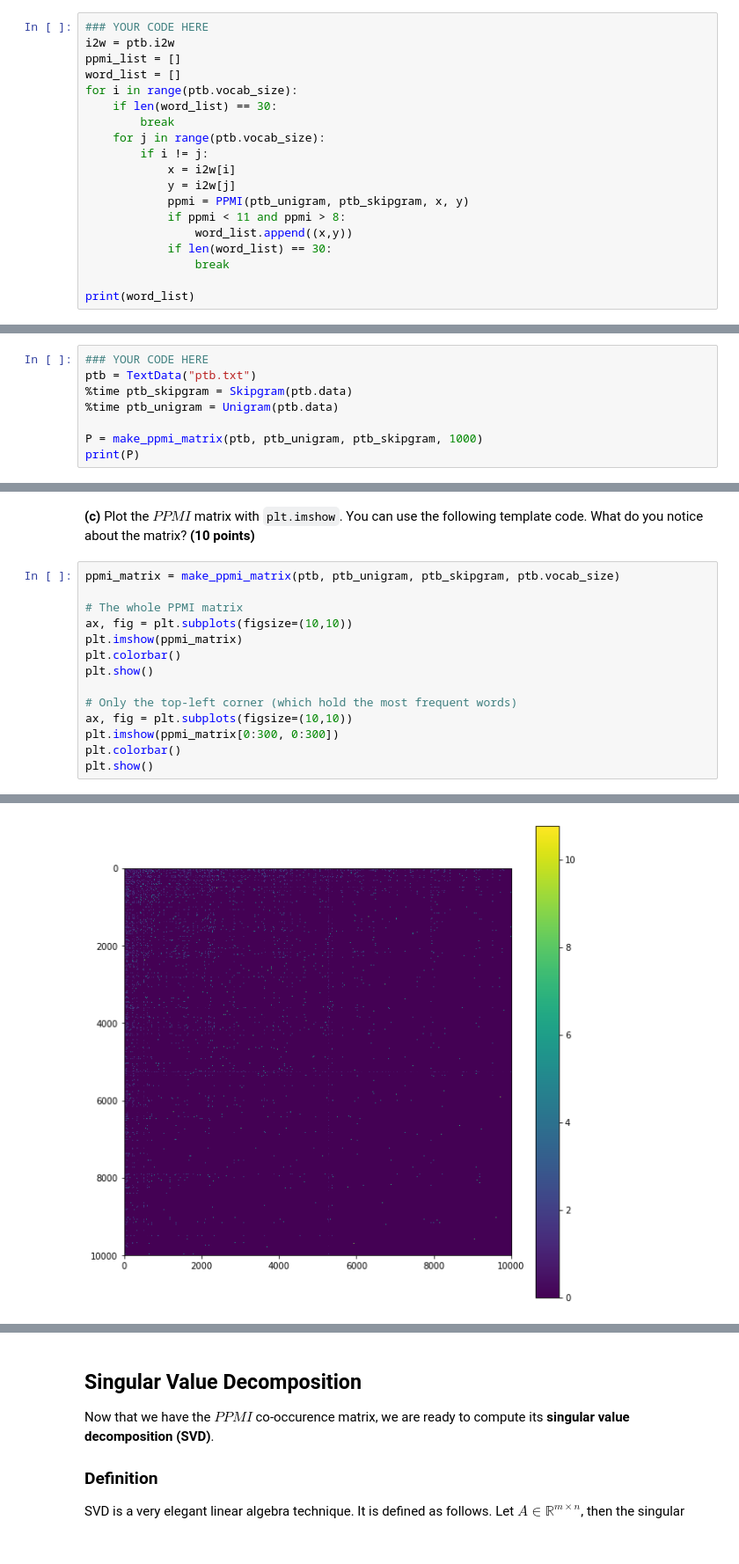
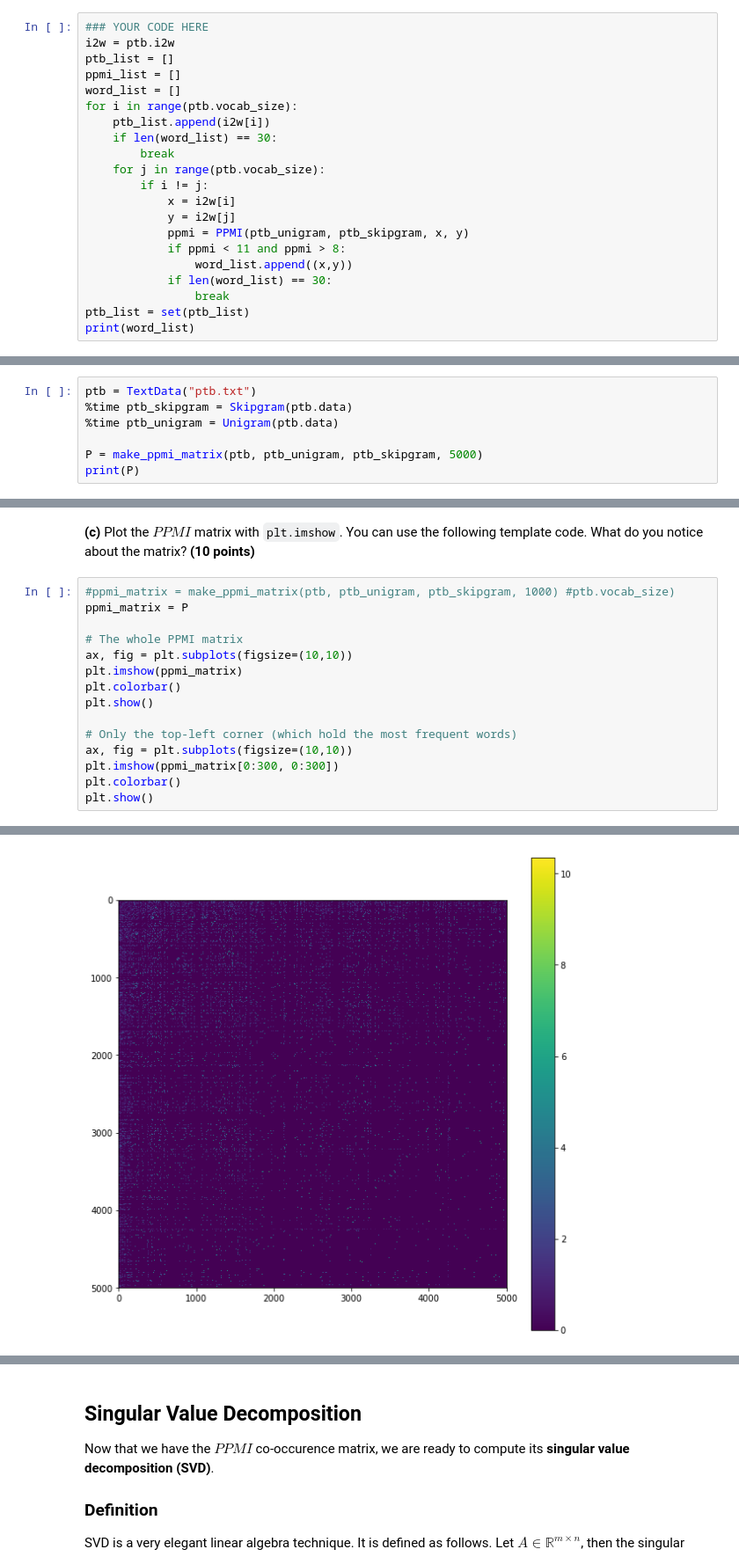
Before and after one commit to ArendvD/NLP1-2017, a Jupyter notebook: lab4/lab4.ipynb, the cells around one changed output, grey strips where cells are left out. Shown at 88% size. Drawn from its saved outputs; the diff is of its cells as text.

```diff
--- a/lab4/lab4.ipynb
+++ b/lab4/lab4.ipynb
@@ -435,9 +441,11 @@ def PPMI(unigram, skipgram, x, y):
 # %%
 ### YOUR CODE HERE
 i2w = ptb.i2w
+ptb_list = []
 ppmi_list = []
 word_list = []
 for i in range(ptb.vocab_size):
+    ptb_list.append(i2w[i])
     if len(word_list) == 30:
         break
     for j in range(ptb.vocab_size):
@@ -449,7 +457,7 @@ for i in range(ptb.vocab_size):
                 word_list.append((x,y))
             if len(word_list) == 30:
                 break
-
+ptb_list = set(ptb_list)
 print(word_list)
 # %% [output]
 [('usually', 'c.d.s'), ('minimum', 'five-cent'), ('review', 'ferc'), ('amounts', 'c.d.s'), ('complete', 'ferc'), ('owner', 'fossett'), ('apple', 'infringement'), ('mortgages', 'fixed-rate'), ('sells', ...
@@ -573,11 +581,10 @@ def make_ppmi_matrix(words, unigram, skipgram, nr_words):
 
 **[Note]** You are adviced to start with the relatively small *PTB* dataset, and a small list of words, for example only the top 1000 most frequent words. If you get this working, you can scale up to the *TedX* and *Wikipedia* datasets, and to a list of the top 5,000 or 10,000 words, or even more. (The upper limit depends on your patience, the memory availlable on your laptop, and whether you are using a sparse datastructure). But you should **already expect to get good performance in the 5,000-10,000 words range**!
 # %%
-### YOUR CODE HERE
 ptb = TextData("ptb.txt")
 %time ptb_skipgram = Skipgram(ptb.data)
 %time ptb_unigram = Unigram(ptb.data)
 
-P = make_ppmi_matrix(ptb, ptb_unigram, ptb_skipgram, 1000)
+P = make_ppmi_matrix(ptb, ptb_unigram, ptb_skipgram, 5000)
 print(P)
 # %% [output]
@@ -595,7 +605,8 @@ Wall time: 152 ms
 # %% [markdown]
 **(c)** Plot the $PPMI$ matrix with `plt.imshow`. You can use the following template code. What do you notice about the matrix? **(10 points)**
 # %%
-ppmi_matrix = make_ppmi_matrix(ptb, ptb_unigram, ptb_skipgram, ptb.vocab_size)
+#ppmi_matrix = make_ppmi_matrix(ptb, ptb_unigram, ptb_skipgram, 1000) #ptb.vocab_size)
+ppmi_matrix = P
 
 # The whole PPMI matrix
 ax, fig = plt.subplots(figsize=(10,10))
@@ -613 +623 @@ plt.show()
-[figure, old version]
+[figure, new version]
```
Also changed, not shown: parts of 17 cells of this notebook.
